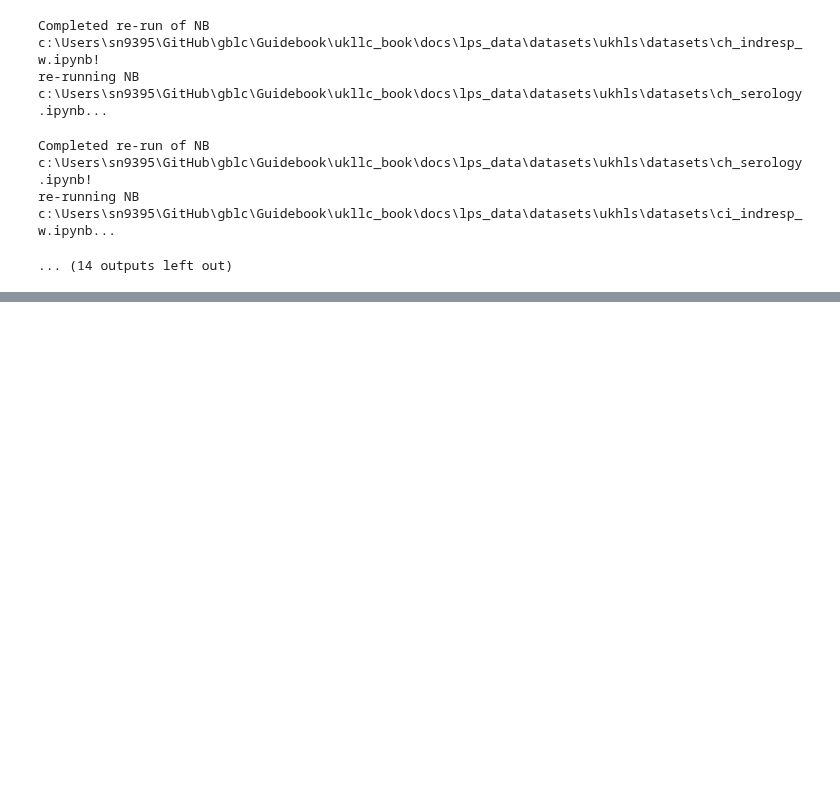
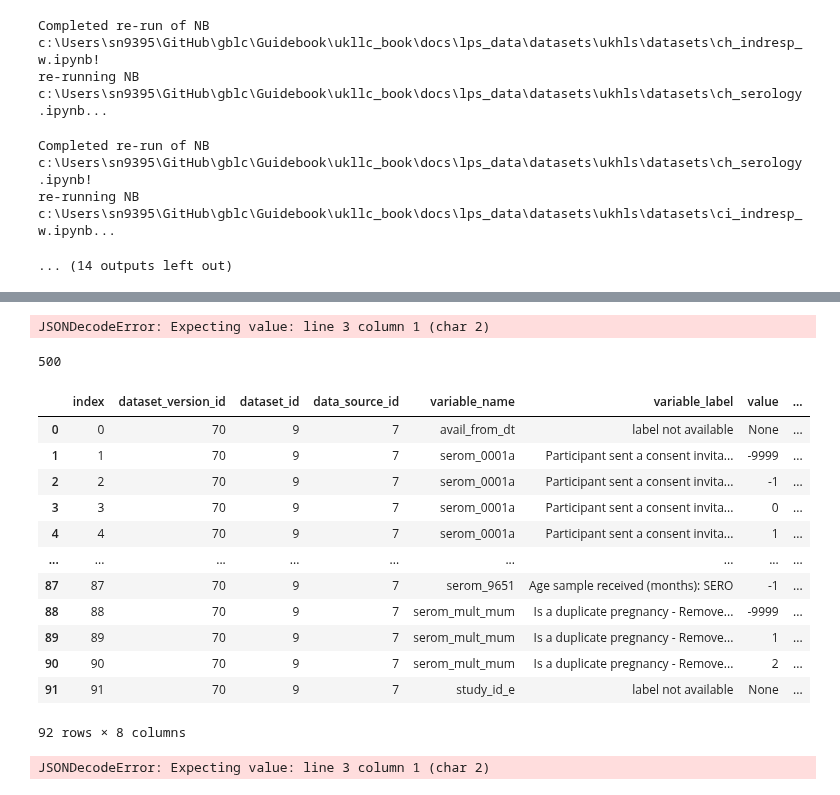
Before and after one commit to UKLLC/Guidebook, a Jupyter notebook: ukllc_book/docs/scripts/scratchpad.ipynb, the cells around one changed output, grey strips where cells are left out. Saved outputs shown, nothing was run; the diff lists cells and outputs as text; code cells hidden in the pictures; blank space fills up the shorter version.

```diff
--- a/ukllc_book/docs/scripts/scratchpad.ipynb
+++ b/ukllc_book/docs/scripts/scratchpad.ipynb
@@ -33,6 +33,10 @@ output_notebook(hide_banner=True)
 import nbformat
 from nbconvert.preprocessors import ExecutePreprocessor
 import tqdm
+
+API_KEY = os.environ['FASTAPI_KEY']
+
+api_url = "https://mms-production-3b476d9d2c44.herokuapp.com/meta/api/"
 # %% [output]
 [interactive output not drawn]
 # %%
@@ -558,0 +527,4 @@ def get_geo_locations():
+# %%
+get_place_var_info()
+# %% [output]
+JSONDecodeError: Expecting value: line 3 column 1 (char 2)
@@ -558,0 +536,27 @@ def get_geo_locations():
+# %%
+url = (api_url + 'place-var-info/')
+r = requests.get(url, headers={'access-token': API_KEY})
+r.status_code
+# %% [output]
+500
+# %%
+def get_table_vars(source, table):
+    url = (api_url + f'datasets/{source}/{table}')
+    r = requests.get(url, headers={'access-token': API_KEY})
+    return pd.json_normalize(json.loads(r.text))
+# %%
+get_table_vars("alspac", "serology1m")
+# %% [output]
+|  | index | dataset_version_id | dataset_id | data_source_id | variable_name | variable_label | value | ... |
+| 0 | 0 | 70 | 9 | 7 | avail_from_dt | label not available | None | ... |
+| 1 | 1 | 70 | 9 | 7 | serom_0001a | Participant sent a consent invita... | -9999 | ... |
+| 2 | 2 | 70 | 9 | 7 | serom_0001a | Participant sent a consent invita... | -1 | ... |
+| 3 | 3 | 70 | 9 | 7 | serom_0001a | Participant sent a consent invita... | 0 | ... |
+| 4 | 4 | 70 | 9 | 7 | serom_0001a | Participant sent a consent invita... | 1 | ... |
+| ... | ... | ... | ... | ... | ... | ... | ... | ... |
+| 87 | 87 | 70 | 9 | 7 | serom_9651 | Age sample received (months): SERO | -1 | ... |
+| 88 | 88 | 70 | 9 | 7 | serom_mult_mum | Is a duplicate pregnancy - Remove... | -9999 | ... |
+| 89 | 89 | 70 | 9 | 7 | serom_mult_mum | Is a duplicate pregnancy - Remove... | 1 | ... |
+| 90 | 90 | 70 | 9 | 7 | serom_mult_mum | Is a duplicate pregnancy - Remove... | 2 | ... |
+| 91 | 91 | 70 | 9 | 7 | study_id_e | label not available | None | ... |
+92 rows × 8 columns
@@ -558,0 +568,4 @@ def get_geo_locations():
+# %%
+get_place_var_info()
+# %% [output]
+JSONDecodeError: Expecting value: line 3 column 1 (char 2)
```
Also changed, not shown: parts of 18 cells of this notebook, 2 other files.
